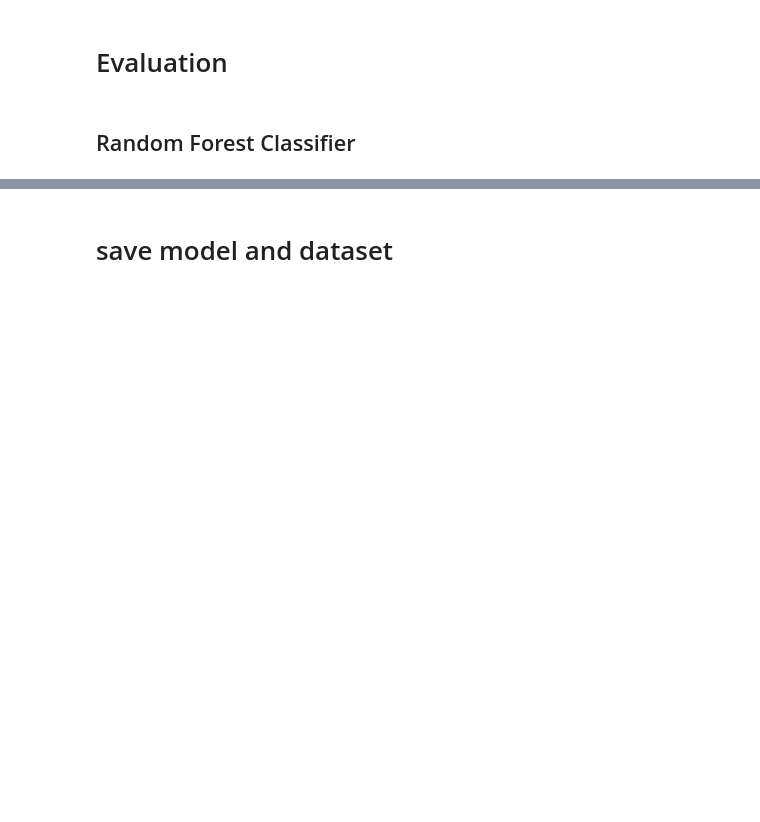
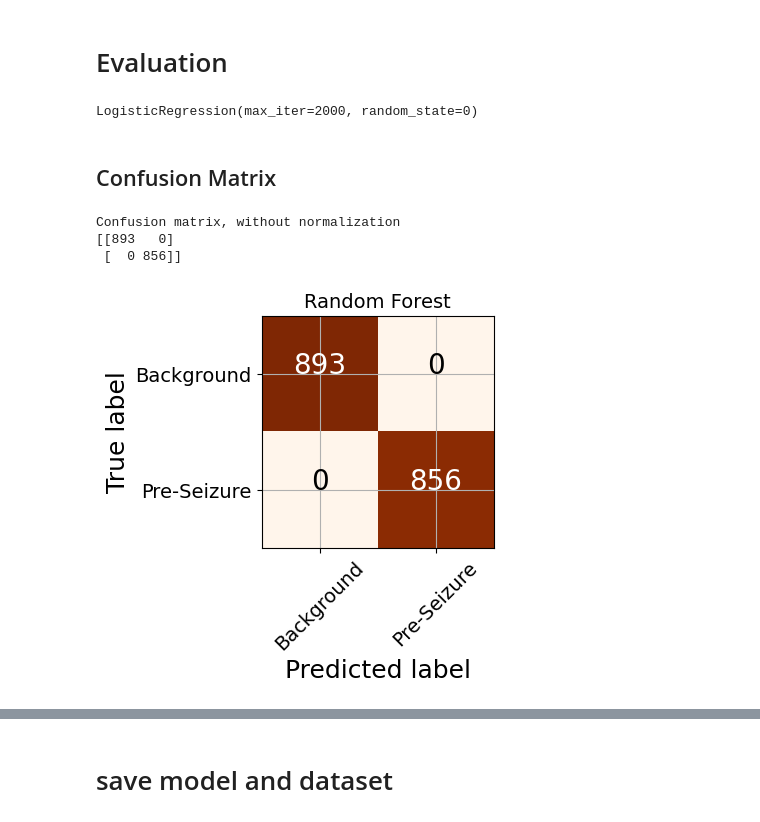
Before and after one commit to ylin00/seizurecast, a Jupyter notebook: notebooks/Seizure_Forecasting_RF.ipynb, the cells around one changed output, grey strips where cells are left out. Saved outputs shown, nothing was run; the diff lists cells and outputs as text; code cells hidden in the pictures; blank space fills up the shorter version.

```diff
--- a/notebooks/Seizure_Forecasting_RF.ipynb
+++ b/notebooks/Seizure_Forecasting_RF.ipynb
@@ -343,3 +343,7 @@ array([0.61186562, 0.59328091, 0.58470336, 0.61758399, 0.60686204])
 #     pickle.dump((clf, X, y), fp)
 # %% [markdown]
 # Keras
+# %%
+import matplotlib as mpl
+mpl.rcParams.update(mpl.rcParamsDefault)
+plt.rcParams['font.size'] = 14
@@ -419,12 +443,12 @@ dict_keys(['loss', 'acc', 'val_loss', 'val_acc'])
 # %% [markdown]
 # Evaluation
-# %% [markdown]
-## Random Forest Classifier
-# %%
-import numpy as np
-from seizurecast.plots import plot_confusion_matrix
-from sklearn.metrics import confusion_matrix
-# Confusion matrix
-cm = confusion_matrix(test_y, clf['rf'].predict(test_x))
-plot_confusion_matrix(cm, classes = ['Background', 'Pre-Seizure'],
-                      title = 'Pre-Seizure Confusion Matrix')
+# %%
+clf['rf'].fit(test_X, test_y)
+clf['lda'].fit(test_X, test_y)
+clf['mlp'].fit(scaler.transform(test_X), test_y)
+clf['adb'].fit(test_X, test_y)
+clf['lg'].fit(scaler.transform(test_X), test_y)
+# %% [output]
+LogisticRegression(max_iter=2000, random_state=0)
+# %% [markdown]
+## Confusion Matrix
@@ -430,0 +499,13 @@ plot_confusion_matrix(cm, classes = ['Background', 'Pre-Seizure'],
+# %%
+pred_y = {
+    'rf': clf['rf'].predict(test_X),
+    'nn': model.predict(scaler.transform(test_X))
+}
+# Confusion matrix
+plot_confusion_matrix(confusion_matrix(test_y, pred_y['rf']), classes = ['Background', 'Pre-Seizure'],
+                      title = 'Random Forest')
+# %% [output]
+Confusion matrix, without normalization
+[[893   0]
+ [  0 856]]
+[figure, added]
```
Also changed, not shown: parts of 13 cells of this notebook, 2 other files.
